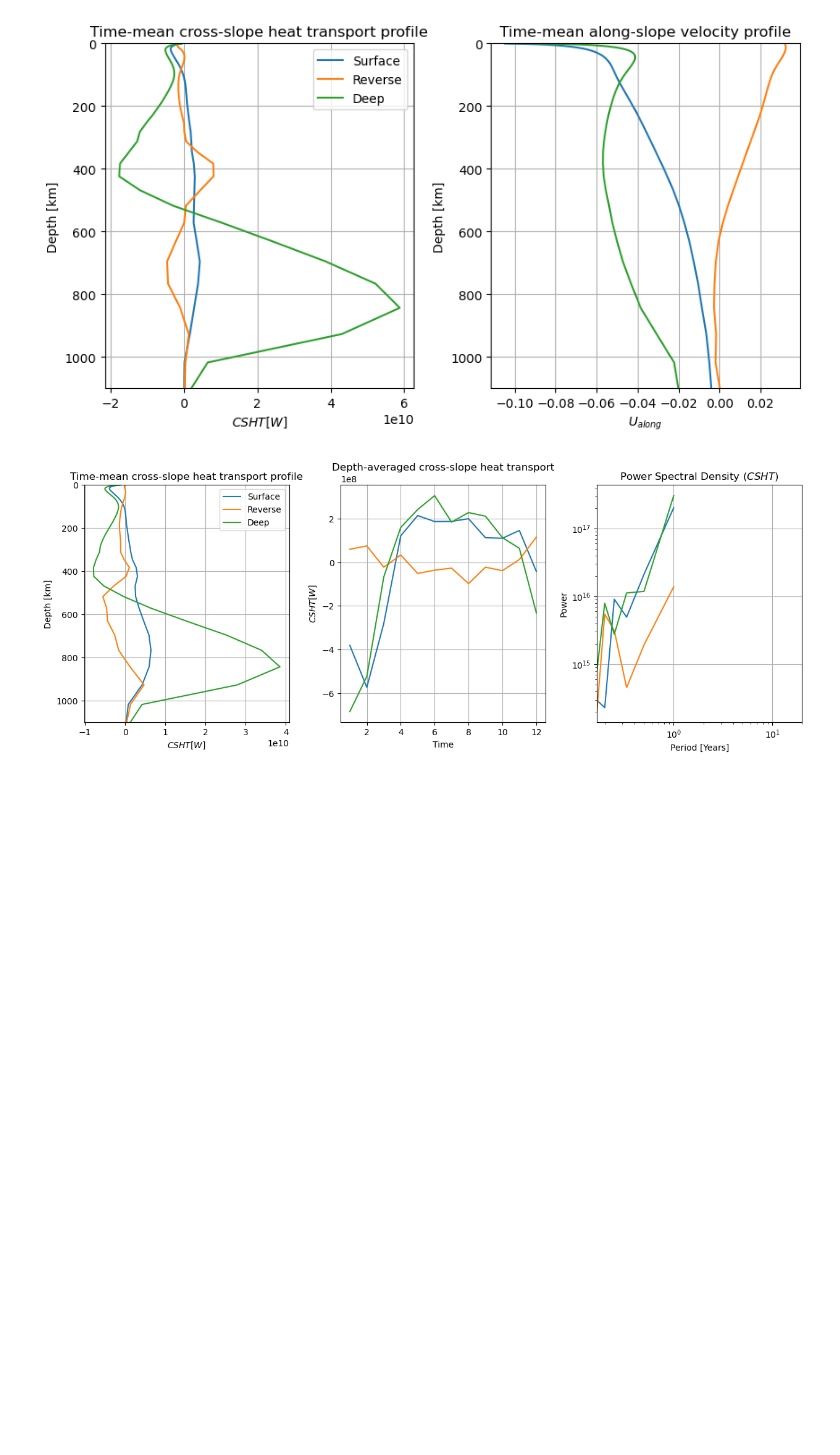
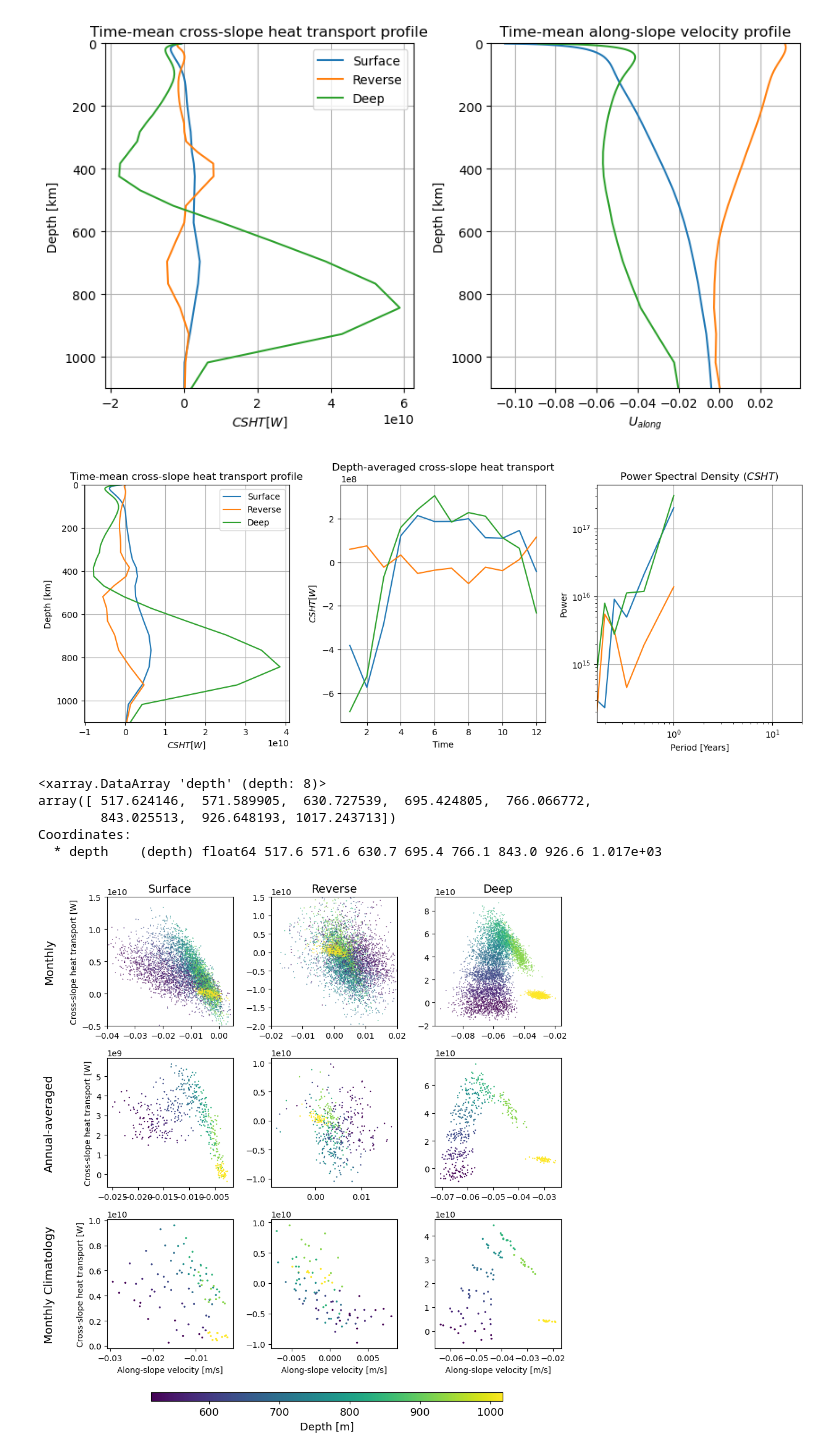
Before and after one commit to willaguiar/ASC_and_heat_transport, a Jupyter notebook: Jupyter/GMM_ASC.ipynb, the cells around one changed output. Saved outputs shown, nothing was run; the diff lists cells and outputs as text; code cells hidden in the pictures; blank space fills up the shorter version.

```diff
--- a/Jupyter/GMM_ASC.ipynb
+++ b/Jupyter/GMM_ASC.ipynb
@@ -727,3 +775,55 @@ for i in range(3):
+# %%
+masked_u_along.depth[39:47]
+# %% [output]
+<xarray.DataArray 'depth' (depth: 8)>
+array([ 517.624146,  571.589905,  630.727539,  695.424805,  766.066772,
+        843.025513,  926.648193, 1017.243713])
+Coordinates:
+  * depth    (depth) float64 517.6 571.6 630.7 695.4 766.1 843.0 926.6 1.017e+03
+# %%
+depth_tiled_layerwise = np.repeat(masked_u_along.depth.values[np.newaxis,:], U_along_layerwise.time.size, axis=0)
+depth_tiled_annual = np.repeat(masked_u_along.depth.values[np.newaxis,:], U_along_annual.year.size, axis=0)
+depth_tiled_clima = np.repeat(masked_u_along.depth.values[np.newaxis,:], U_along_clima.month.size, axis=0)
+
+
+fig, axs = plt.subplots(nrows=3, ncols=3, figsize=(10,10))
+axs = axs.ravel()
+plt.subplots_adjust(hspace = 0.25, wspace=0.3)
+
+for i in range(3):
+    im = axs[i].scatter(U_along_layerwise[:,39:47,i].values.flatten(), CSHT_layerwise[:,39:47,i].values.flatten(), 0.1, c = depth_tiled_layerwise[:,39:47].flatten())
+    im = axs[i+3].scatter(U_along_annual[:,39:47,i].values.flatten(), CSHT_annual[:,39:47,i].values.flatten(), 0.5, c = depth_tiled_annual[:,39:47].flatten())
+    im = axs[i+6].scatter(U_along_clima[:,39:47,i].values.flatten(), CSHT_clima[:,39:47,i].values.flatten(), 2, c = depth_tiled_clima[:,39:47].flatten())
+
+    axs[i].set_title(classes[i], fontsize=14)
+axs[0].set_xlim(-0.04,0.005)
+axs[0].set_ylim(-0.5e10,1.5e10)
+axs[1].set_xlim(-0.02,0.02)
+axs[1].set_ylim(-2e10,1.5e10)
+# axs[2].set_xlim(-0.1,0.02)
+# axs[2].set_ylim(-2e10,5.5e10)
+
+cbaxes = fig.add_axes([0.2, 0.02, 0.6, 0.015])
+cbar = plt.colorbar(im, cax = cbaxes, orientation = 'horizontal')
+cbar.set_label(r'Depth [m]', fontsize=13, labelpad=5)
+cbar.ax.tick_params(labelsize=13)
+
+axs[0].text(-0.5,0.5, 'Monthly', fontsize = 14, rotation=90, va= 'center', transform = axs[0].transAxes)
+axs[6].text(-0.5,0.5, 'Monthly Climatology', fontsize = 14, rotation=90, va= 'center', transform = axs[6].transAxes)
+axs[3].text(-0.5,0.5, 'Annual-averaged', fontsize = 14, rotation=90, va= 'center', transform = axs[3].transAxes)
+
+axs[0].set_ylabel('Cross-slope heat transport [W]')
+axs[3].set_ylabel('Cross-slope heat transport [W]')
+axs[6].set_ylabel('Cross-slope heat transport [W]')
+
+axs[6].set_xlabel('Along-slope velocity [m/s]')
+axs[7].set_xlabel('Along-slope velocity [m/s]')
+axs[8].set_xlabel('Along-slope velocity [m/s]')
+
+plt.savefig('/g/data/e14/txs156/Analysis/ACCESS-OM2/Clustering/ASC_and_heat_transport/Figures/Scatter_plots_regimes.png', dpi=300, bbox_inches='tight')
+plt.show()
+# %% [output]
+[figure, added]
 # %%
 fig, axs = plt.subplots(nrows=3, ncols=3, figsize=(15,15))
 axs = axs.ravel()
```
Also changed, not shown: parts of 10 cells of this notebook.
